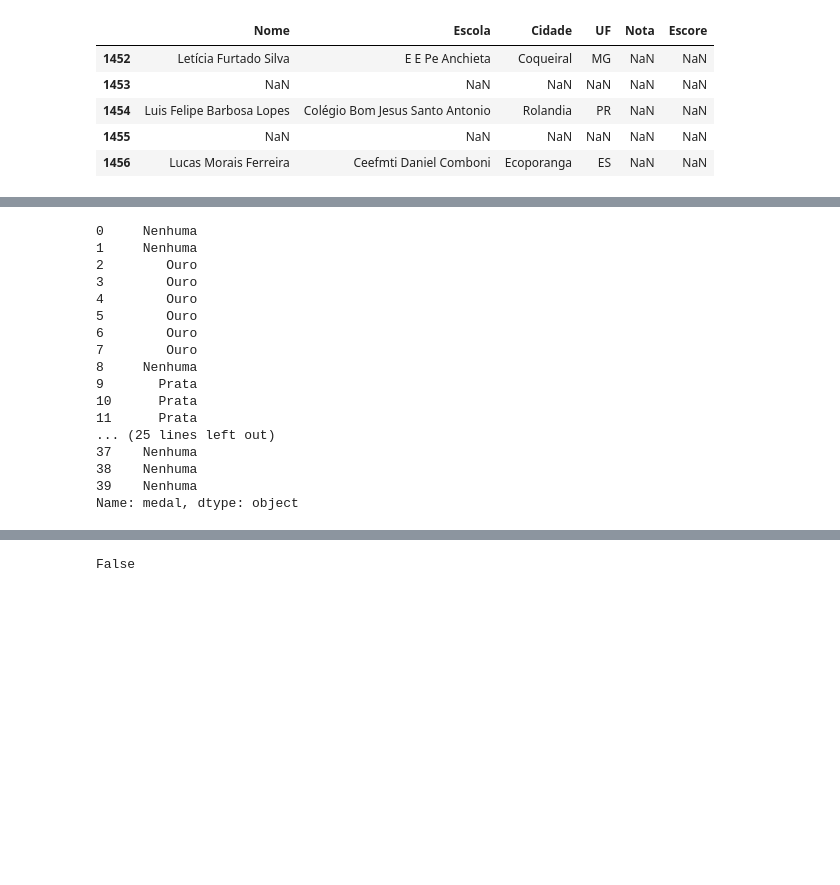
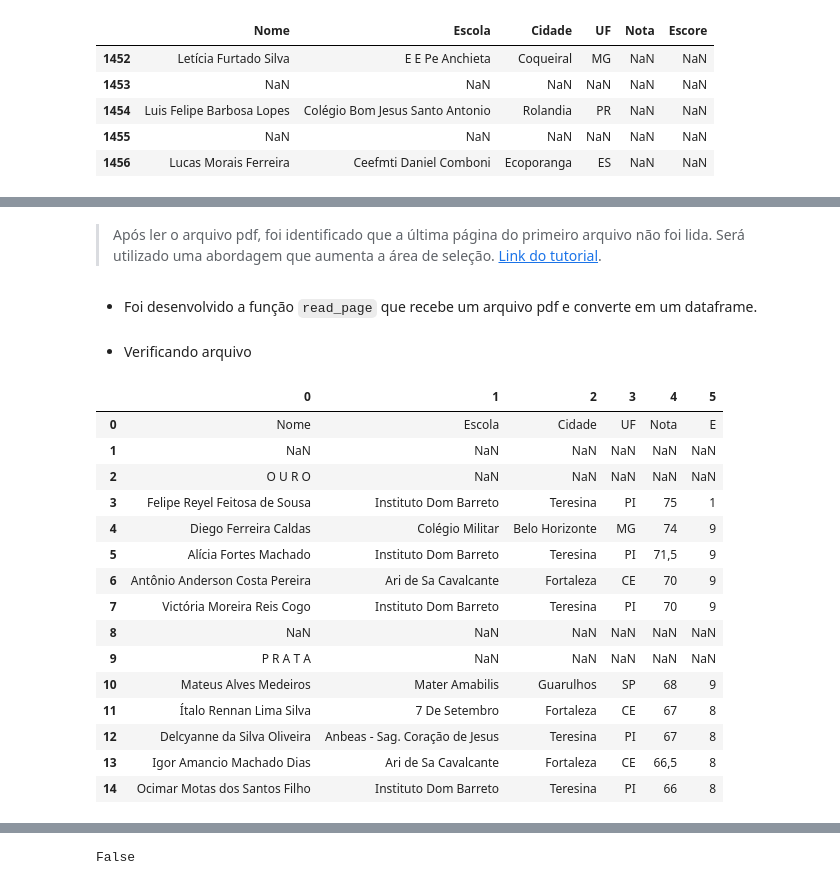
Before and after one commit to ordepzero/onc, a Jupyter notebook: ONC Data Wrangling.ipynb, the cells around one changed output, grey strips where cells are left out. Drawn from its saved outputs; the diff is of its cells as text; code cells hidden in the pictures; blank space fills up the shorter version.

```diff
--- a/ONC Data Wrangling.ipynb
+++ b/ONC Data Wrangling.ipynb
@@ -78,7 +64,7 @@ def get_pdf_filename(dir='\\resultados'):
     Fuction to get absolute file name.
 
     Parameter:
-        - dir: initial directory to reveal all the absolute filename.
+        - dir (string): initial directory to reveal all the absolute filename.
     Return:
         - list(str): list of all the absolute filename.
     '''
@@ -92,3 +78,22 @@ def get_pdf_filename(dir='\\resultados'):
                 files.append(os.path.join(r, file))
 
     return files
+# %%
+def read_page(pdf_filename):
+    '''
+    Fuction to get the borders limit and set the area selection on function read_pdf.
+    The parameter multiple_tables in tabula.read_pdf function was setted True because the tables in documents have different
+    number of columns. So, it is to avoid this error.
+
+    Parameter:
+        - pdf_filename (string): pdf filename path.
+    Return:
+        - list(DataFrame): list of dataframes of each page.
+    '''
+    left = 0
+    top = 0
+    bottom = 770
+    right = 550
+    test_area = [top, left, bottom, right]
+    #print(test_area)
+    return tabula.read_pdf(pdf_filename,stream=False,guess=True,multiple_tables=True,pages='all',area=test_area,silent=True,pandas_options={'header': None})
@@ -257,12 +250,0 @@ tdf1 = tabula.read_pdf(pdf_filename,multiple_tables=True,pages="9",area=test_are
-# %%
-def read_page(pdf_filename,number_page):
-    tables = tabula.read_pdf(pdf_filename, output_format="json", pages=number_page, silent=True)
-    top = tables[0]["top"]
-    left = tables[0]["left"]
-    bottom = tables[0]["height"]+30
-    right = tables[0]["width"]
-    left = 0
-    top = 0
-    test_area = [top, left, bottom, right]
-    #print(test_area)
-    return tabula.read_pdf(pdf_filename,multiple_tables=False,pages=number_page,area=test_area,silent=True)
@@ -307,20 +251,4 @@ dfs['medal'] = dfs.apply(test,axis=1)
-# %%
-dfs['medal'].head(40)
-# %% [output]
-0     Nenhuma
-1     Nenhuma
-2        Ouro
-3        Ouro
-4        Ouro
-5        Ouro
-6        Ouro
-7        Ouro
-8     Nenhuma
-9       Prata
-10      Prata
-11      Prata
-... (25 lines left out)
-37    Nenhuma
-38    Nenhuma
-39    Nenhuma
-Name: medal, dtype: object
+# %% [markdown]
+> Após ler o arquivo pdf, foi identificado que a última página do primeiro arquivo não foi lida. Será utilizado uma abordagem que aumenta a área de seleção. [Link do tutorial](https://aegis4048.github.io/parse-pdf-files-while-retaining-structure-with-tabula-py).
+# %% [markdown]
+- Foi desenvolvido a função `read_page` que recebe um arquivo pdf e converte em um dataframe.
@@ -326,0 +258,21 @@ Name: medal, dtype: object
+# %% [markdown]
+- Verificando arquivo
+# %%
+dfs[0].head(15)
+# %% [output]
+|  | 0 | 1 | 2 | 3 | 4 | 5 |
+| 0 | Nome | Escola | Cidade | UF | Nota | E |
+| 1 | NaN | NaN | NaN | NaN | NaN | NaN |
+| 2 | O U R O | NaN | NaN | NaN | NaN | NaN |
+| 3 | Felipe Reyel Feitosa de Sousa | Instituto Dom Barreto | Teresina | PI | 75 | 1 |
+| 4 | Diego Ferreira Caldas | Colégio Militar | Belo Horizonte | MG | 74 | 9 |
+| 5 | Alícia Fortes Machado | Instituto Dom Barreto | Teresina | PI | 71,5 | 9 |
+| 6 | Antônio Anderson Costa Pereira | Ari de Sa Cavalcante | Fortaleza | CE | 70 | 9 |
+| 7 | Victória Moreira Reis Cogo | Instituto Dom Barreto | Teresina | PI | 70 | 9 |
+| 8 | NaN | NaN | NaN | NaN | NaN | NaN |
+| 9 | P R A T A | NaN | NaN | NaN | NaN | NaN |
+| 10 | Mateus Alves Medeiros | Mater Amabilis | Guarulhos | SP | 68 | 9 |
+| 11 | Ítalo Rennan Lima Silva | 7 De Setembro | Fortaleza | CE | 67 | 8 |
+| 12 | Delcyanne da Silva Oliveira | Anbeas - Sag. Coração de Jesus | Teresina | PI | 67 | 8 |
+| 13 | Igor Amancio Machado Dias | Ari de Sa Cavalcante | Fortaleza | CE | 66,5 | 8 |
+| 14 | Ocimar Motas dos Santos Filho | Instituto Dom Barreto | Teresina | PI | 66 | 8 |
```
Also changed, not shown: parts of 67 cells of this notebook, 18 other files.
